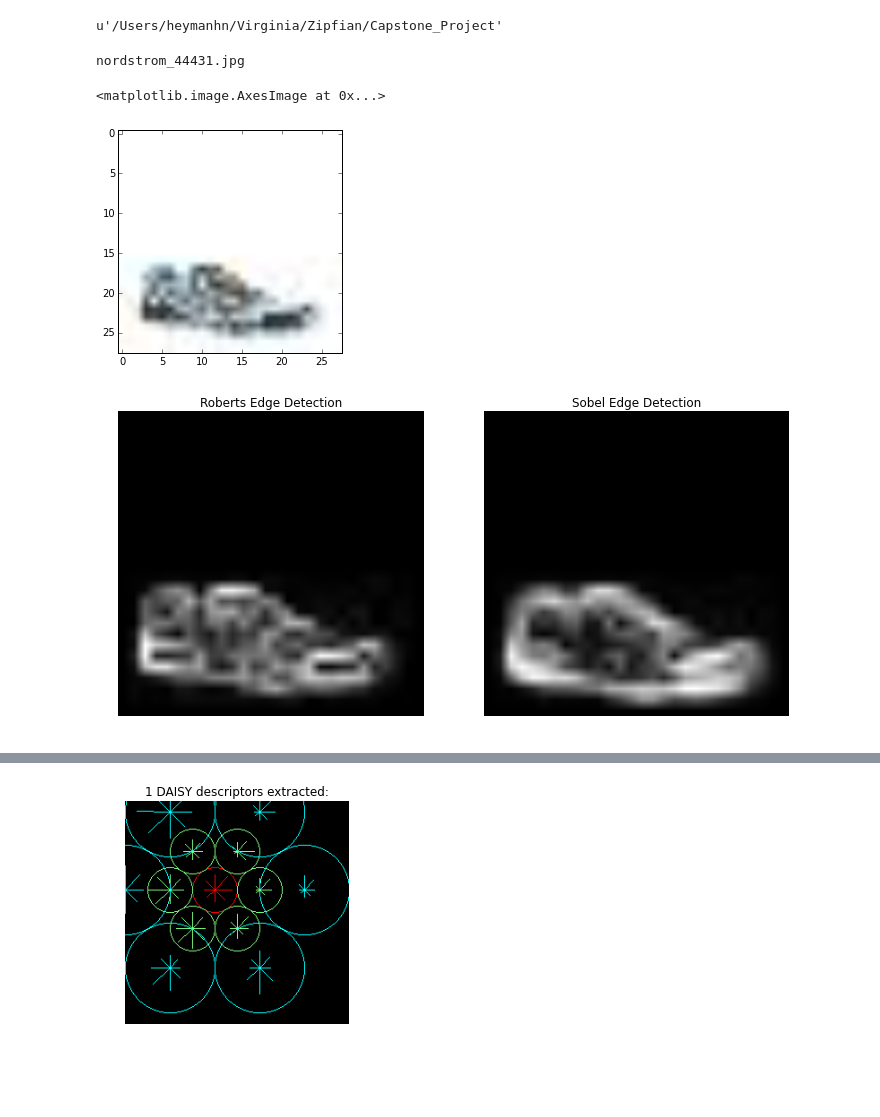
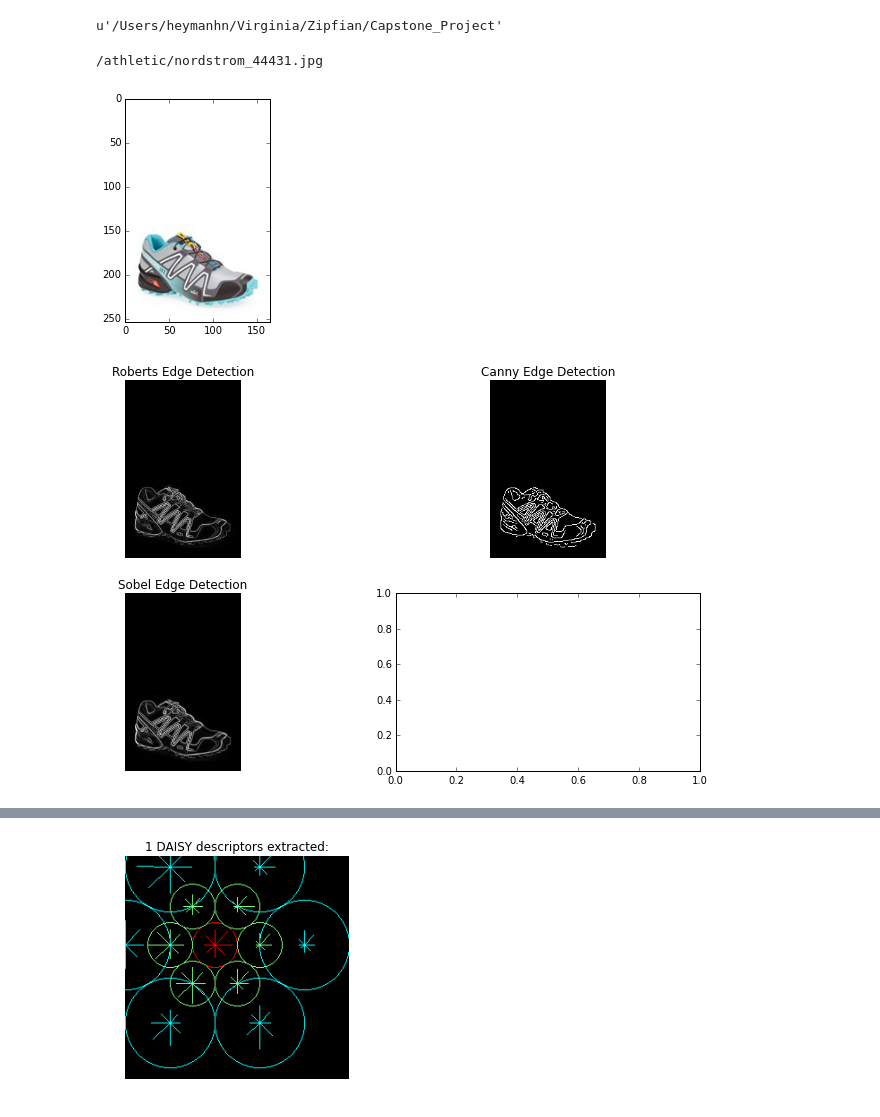
Before and after one commit to adolfoeliazat/Tinderella, a Jupyter notebook: classify_shoes.ipynb, the cells around one changed output, grey strips where cells are left out. Saved outputs shown, nothing was run; the diff lists cells and outputs as text; code cells hidden in the pictures; blank space fills up the shorter version.

```diff
--- a/classify_shoes.ipynb
+++ b/classify_shoes.ipynb
@@ -20,34 +18,38 @@ pwd
 # %% [output]
 u'/Users/heymanhn/Virginia/Zipfian/Capstone_Project'
 # %%
-path = '/Users/heymanhn/Virginia/Zipfian/Capstone_Project/Test_Output_Images/athletic_uniform'
-file_name = 'nordstrom_44431.jpg'
+path = '/Users/heymanhn/Virginia/Zipfian/Capstone_Project/Test_Output_Images'
+file_name = '/athletic/nordstrom_44431.jpg'
 image = io.imread('%s/%s' % (path,file_name))
 print file_name
 plt.imshow(image)
+image_grey = color.rgb2gray(image)
 # %% [output]
-nordstrom_44431.jpg
+/athletic/nordstrom_44431.jpg
-<matplotlib.image.AxesImage at 0x...>
-[figure, old version]
+[figure, new version]
 # %%
-image_grey = color.rgb2gray(image)
 edge_roberts = roberts(image_grey)
-edge_roberts_re = roberts(image_grey)
+edge_canny = canny(image_grey)
 edge_sobel = sobel(image_grey)
 
 
-fig, (ax0, ax1) = plt.subplots(ncols=2, figsize=(12,7))
+fig, ((ax0, ax1), (ax3, ax4)) = plt.subplots(2, 2, figsize=(12,7))
 
 ax0.imshow(edge_roberts, cmap=plt.cm.gray)
 ax0.set_title('Roberts Edge Detection')
 ax0.axis('off')
 
-ax1.imshow(edge_sobel, cmap=plt.cm.gray)
-ax1.set_title('Sobel Edge Detection')
+ax1.imshow(edge_canny, cmap=plt.cm.gray)
+ax1.set_title('Canny Edge Detection')
 ax1.axis('off')
+
+ax3.imshow(edge_sobel, cmap=plt.cm.gray)
+ax3.set_title('Sobel Edge Detection')
+ax3.axis('off')
+
 
 
 plt.show()
 # %% [output]
-[figure, old version]
+[figure, new version]
 # %%
```
Also changed, not shown: parts of 8 cells of this notebook, 3 other files.
